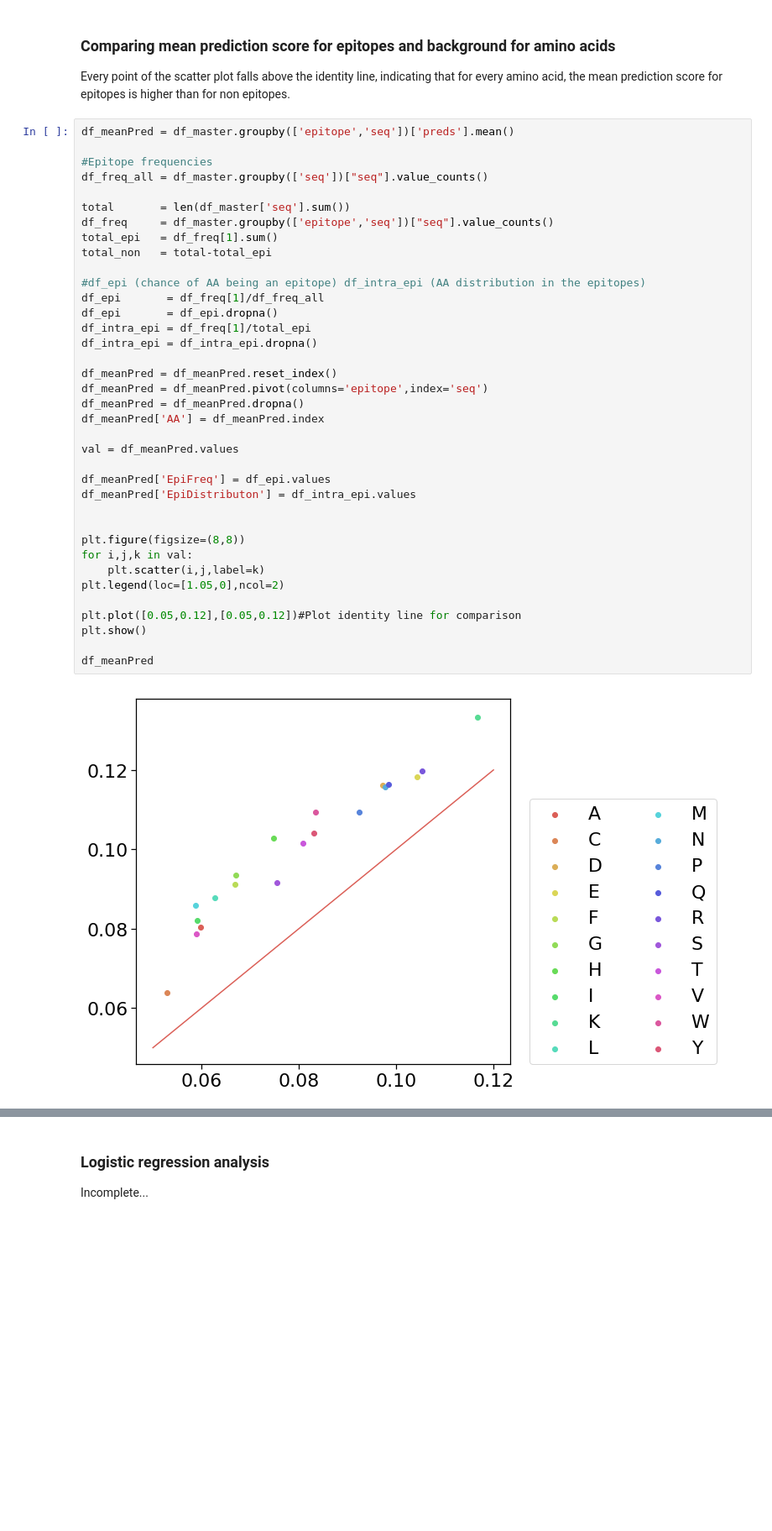
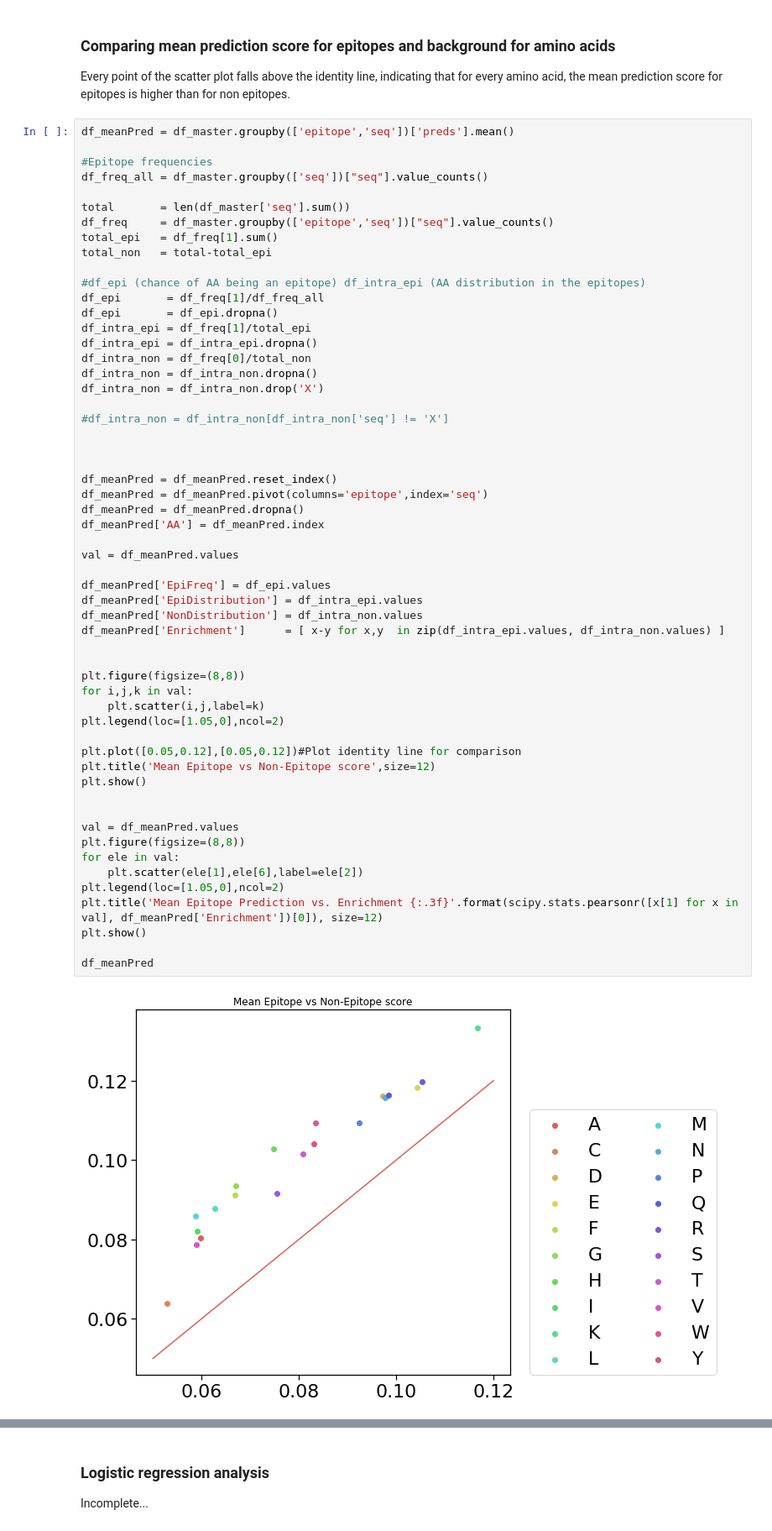
Before and after one commit to BirkirRey/BayesianBepipred, a Jupyter notebook: BepipredData.ipynb, the cells around one changed output, grey strips where cells are left out. Shown at 84% size. Cells and saved outputs as stored; diff of their text form; blank space fills up the shorter version.

Commit message:
Further analysis and plots of epitope freq/distribution

```diff
--- a/BepipredData.ipynb
+++ b/BepipredData.ipynb
@@ -121,32 +122,51 @@ total       = len(df_master['seq'].sum())
 df_freq     = df_master.groupby(['epitope','seq'])["seq"].value_counts()
 total_epi   = df_freq[1].sum()
 total_non   = total-total_epi
 
 #df_epi (chance of AA being an epitope) df_intra_epi (AA distribution in the epitopes)
 df_epi       = df_freq[1]/df_freq_all
 df_epi       = df_epi.dropna()
 df_intra_epi = df_freq[1]/total_epi
 df_intra_epi = df_intra_epi.dropna()
+df_intra_non = df_freq[0]/total_non
+df_intra_non = df_intra_non.dropna()
+df_intra_non = df_intra_non.drop('X')
+
+#df_intra_non = df_intra_non[df_intra_non['seq'] != 'X']
+
+
 
 df_meanPred = df_meanPred.reset_index()
 df_meanPred = df_meanPred.pivot(columns='epitope',index='seq')
 df_meanPred = df_meanPred.dropna()
 df_meanPred['AA'] = df_meanPred.index
 
 val = df_meanPred.values
 
 df_meanPred['EpiFreq'] = df_epi.values
-df_meanPred['EpiDistributon'] = df_intra_epi.values
+df_meanPred['EpiDistribution'] = df_intra_epi.values
+df_meanPred['NonDistribution'] = df_intra_non.values
+df_meanPred['Enrichment']      = [ x-y for x,y  in zip(df_intra_epi.values, df_intra_non.values) ]
 
 
 plt.figure(figsize=(8,8))
 for i,j,k in val:
     plt.scatter(i,j,label=k)
 plt.legend(loc=[1.05,0],ncol=2)
 
 plt.plot([0.05,0.12],[0.05,0.12])#Plot identity line for comparison
+plt.title('Mean Epitope vs Non-Epitope score',size=12)
+plt.show()
+
+
+val = df_meanPred.values
+plt.figure(figsize=(8,8))
+for ele in val:
+    plt.scatter(ele[1],ele[6],label=ele[2])
+plt.legend(loc=[1.05,0],ncol=2)
+plt.title('Mean Epitope Prediction vs. Enrichment {:.3f}'.format(scipy.stats.pearsonr([x[1] for x in val], df_meanPred['Enrichment'])[0]), size=12)
 plt.show()
 
 df_meanPred
 # %% [output]
-[figure, old version]
+[figure, new version]
```
Also changed, not shown: parts of 2 cells of this notebook.
